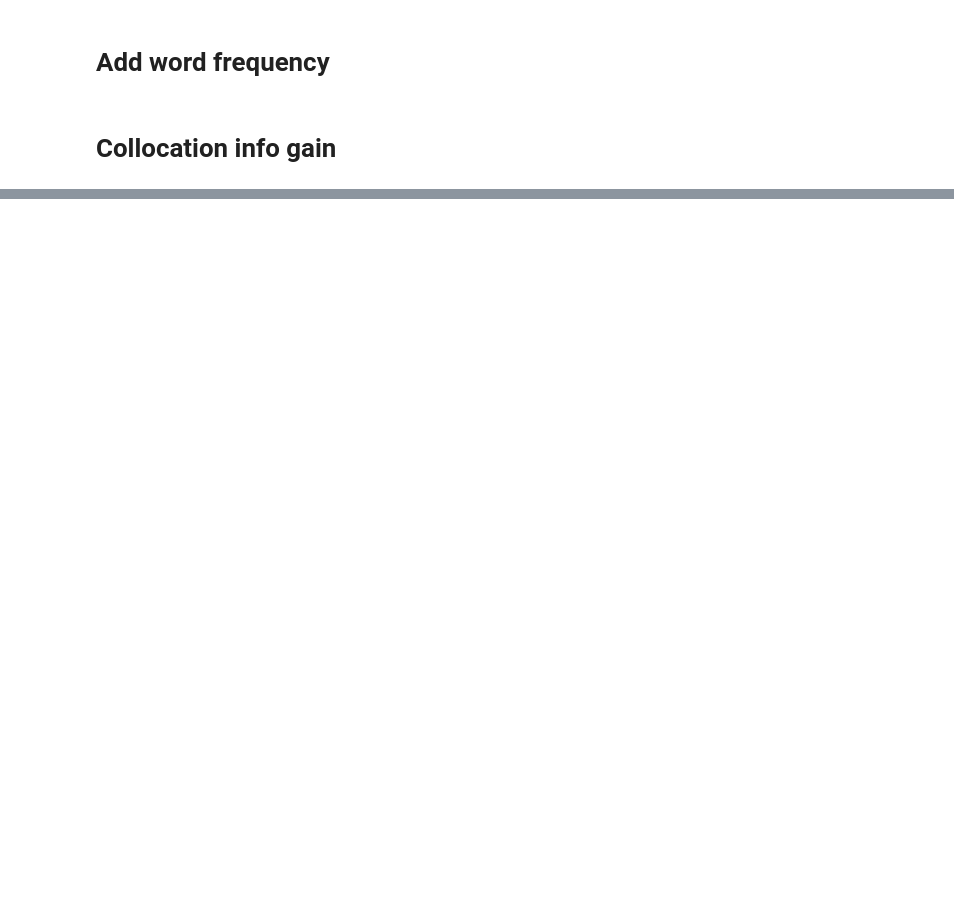
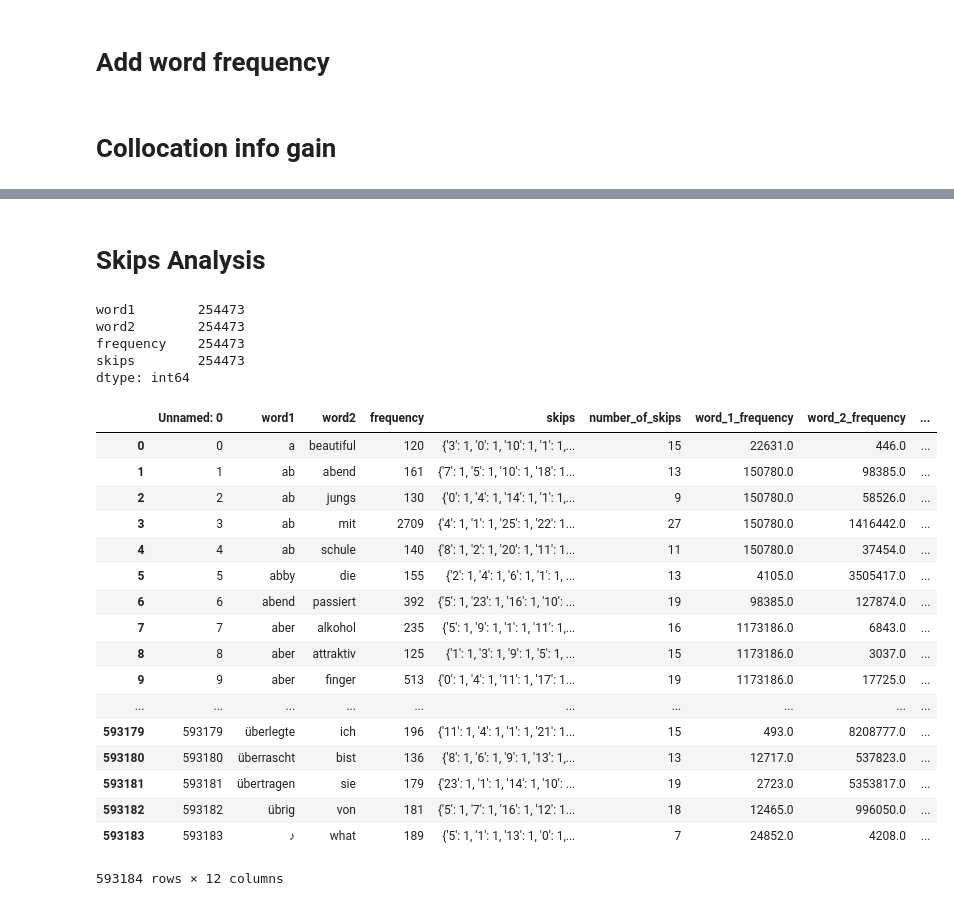
Before and after one commit to EmilioOldenziel/SubtitlesNLP, a Jupyter notebook: notebooks/Grams.ipynb, the cells around one changed output, grey strips where cells are left out. Saved outputs shown, nothing was run; the diff lists cells and outputs as text; code cells hidden in the pictures; blank space fills up the shorter version.

```diff
--- a/notebooks/Grams.ipynb
+++ b/notebooks/Grams.ipynb
@@ -127,0 +157,2 @@ df.sort_values(by="chi", ascending=False)[:100]
+# %% [markdown]
+# Skips Analysis
@@ -127,0 +165,29 @@ df.sort_values(by="chi", ascending=False)[:100]
+# %%
+df_de[~(df_de.word2+df_de.word1).isin(stemmed)].count()
+# %% [output]
+word1        254473
+word2        254473
+frequency    254473
+skips        254473
+dtype: int64
+# %%
+pd.read_csv("../filtered_de.zip", compression='zip')
+# %% [output]
+|  | Unnamed: 0 | word1 | word2 | frequency | skips | number_of_skips | word_1_frequency | word_2_frequency | ... |
+| 0 | 0 | a | beautiful | 120 | {'3': 1, '0': 1, '10': 1, '1': 1,... | 15 | 22631.0 | 446.0 | ... |
+| 1 | 1 | ab | abend | 161 | {'7': 1, '5': 1, '10': 1, '18': 1... | 13 | 150780.0 | 98385.0 | ... |
+| 2 | 2 | ab | jungs | 130 | {'0': 1, '4': 1, '14': 1, '1': 1,... | 9 | 150780.0 | 58526.0 | ... |
+| 3 | 3 | ab | mit | 2709 | {'4': 1, '1': 1, '25': 1, '22': 1... | 27 | 150780.0 | 1416442.0 | ... |
+| 4 | 4 | ab | schule | 140 | {'8': 1, '2': 1, '20': 1, '11': 1... | 11 | 150780.0 | 37454.0 | ... |
+| 5 | 5 | abby | die | 155 | {'2': 1, '4': 1, '6': 1, '1': 1, ... | 13 | 4105.0 | 3505417.0 | ... |
+| 6 | 6 | abend | passiert | 392 | {'5': 1, '23': 1, '16': 1, '10': ... | 19 | 98385.0 | 127874.0 | ... |
+| 7 | 7 | aber | alkohol | 235 | {'5': 1, '9': 1, '1': 1, '11': 1,... | 16 | 1173186.0 | 6843.0 | ... |
+| 8 | 8 | aber | attraktiv | 125 | {'1': 1, '3': 1, '9': 1, '5': 1, ... | 15 | 1173186.0 | 3037.0 | ... |
+| 9 | 9 | aber | finger | 513 | {'0': 1, '4': 1, '11': 1, '17': 1... | 19 | 1173186.0 | 17725.0 | ... |
+| ... | ... | ... | ... | ... | ... | ... | ... | ... | ... |
+| 593179 | 593179 | überlegte | ich | 196 | {'11': 1, '4': 1, '1': 1, '21': 1... | 15 | 493.0 | 8208777.0 | ... |
+| 593180 | 593180 | überrascht | bist | 136 | {'8': 1, '6': 1, '9': 1, '13': 1,... | 13 | 12717.0 | 537823.0 | ... |
+| 593181 | 593181 | übertragen | sie | 179 | {'23': 1, '1': 1, '14': 1, '10': ... | 19 | 2723.0 | 5353817.0 | ... |
+| 593182 | 593182 | übrig | von | 181 | {'5': 1, '7': 1, '16': 1, '12': 1... | 18 | 12465.0 | 996050.0 | ... |
+| 593183 | 593183 | ♪ | what | 189 | {'5': 1, '1': 1, '13': 1, '0': 1,... | 7 | 24852.0 | 4208.0 | ... |
+593184 rows × 12 columns
```
Also changed, not shown: parts of 32 cells of this notebook, 2 other files.
